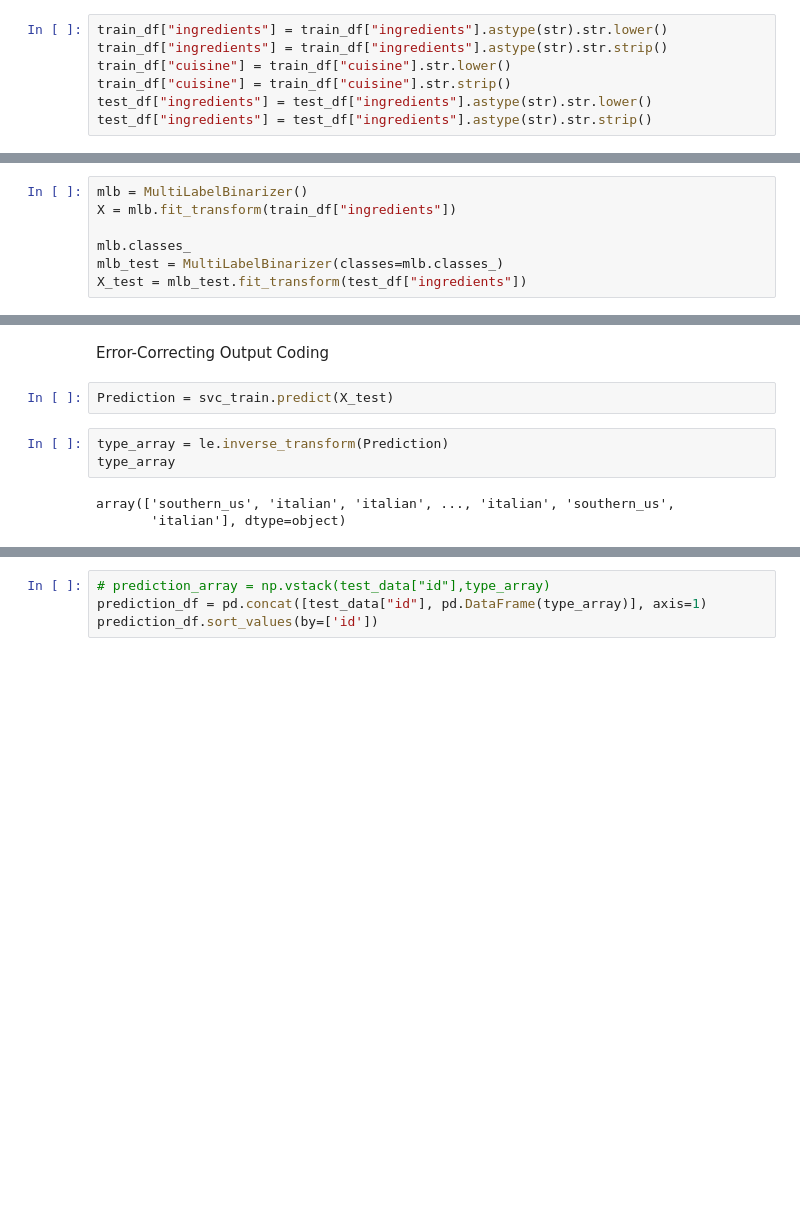
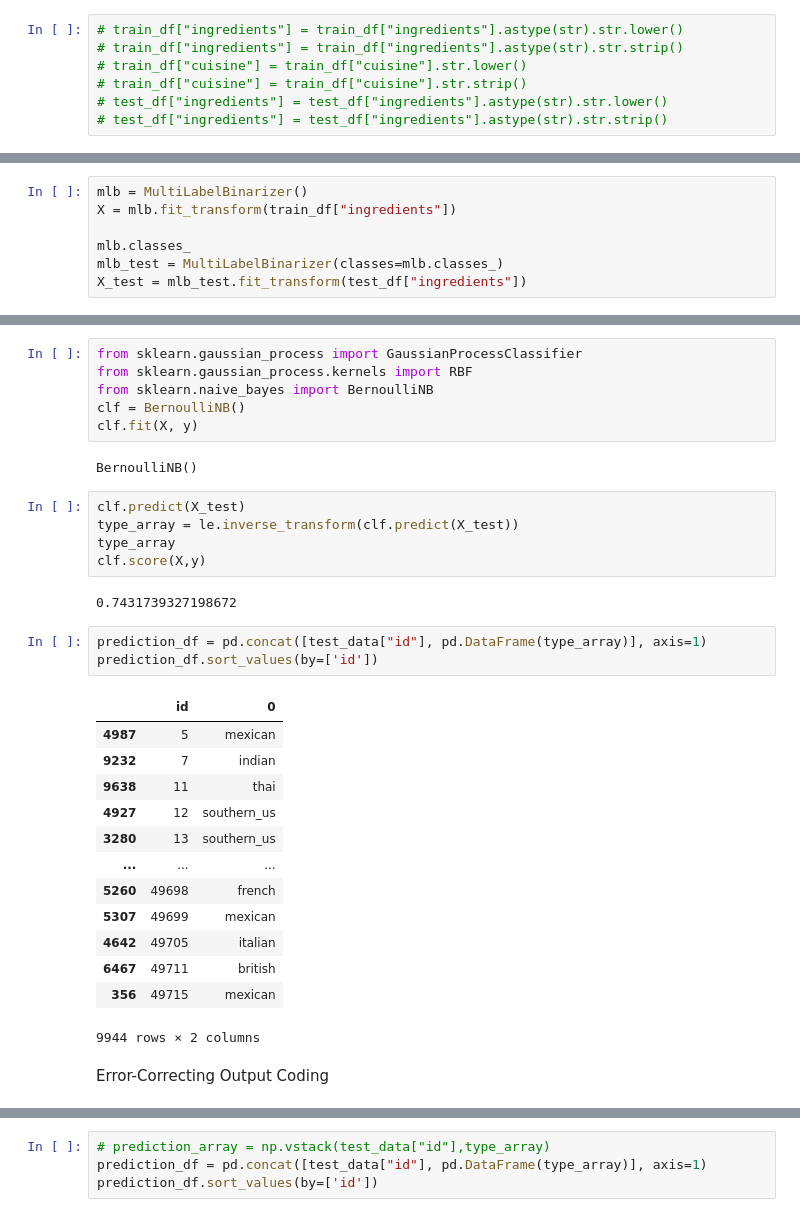
Before and after one commit to Milky066/IE0005_MiniProject, a Jupyter notebook: Source/Cooking.ipynb, the cells around one changed output, grey strips where cells are left out. Saved outputs shown, nothing was run; the diff lists cells and outputs as text; blank space fills up the shorter version.

```diff
--- a/Source/Cooking.ipynb
+++ b/Source/Cooking.ipynb
@@ -124,10 +238,10 @@ train_df
 # %%
-train_df["ingredients"] = train_df["ingredients"].astype(str).str.lower()
-train_df["ingredients"] = train_df["ingredients"].astype(str).str.strip()
-train_df["cuisine"] = train_df["cuisine"].str.lower()
-train_df["cuisine"] = train_df["cuisine"].str.strip()
-test_df["ingredients"] = test_df["ingredients"].astype(str).str.lower()
-test_df["ingredients"] = test_df["ingredients"].astype(str).str.strip()
+# train_df["ingredients"] = train_df["ingredients"].astype(str).str.lower()
+# train_df["ingredients"] = train_df["ingredients"].astype(str).str.strip()
+# train_df["cuisine"] = train_df["cuisine"].str.lower()
+# train_df["cuisine"] = train_df["cuisine"].str.strip()
+# test_df["ingredients"] = test_df["ingredients"].astype(str).str.lower()
+# test_df["ingredients"] = test_df["ingredients"].astype(str).str.strip()
 # %%
 le = LabelEncoder()
 
@@ -168,10 +297,34 @@ svc_train = svc.fit(X,y)
+# %%
+from sklearn.gaussian_process import GaussianProcessClassifier
+from sklearn.gaussian_process.kernels import RBF
+from sklearn.naive_bayes import BernoulliNB
+clf = BernoulliNB()
+clf.fit(X, y)
+# %% [output]
+BernoulliNB()
+# %%
+clf.predict(X_test)
+type_array = le.inverse_transform(clf.predict(X_test))
+type_array
+clf.score(X,y)
+# %% [output]
+0.7431739327198672
+# %%
+prediction_df = pd.concat([test_data["id"], pd.DataFrame(type_array)], axis=1)
+prediction_df.sort_values(by=['id'])
+# %% [output]
+|  | id | 0 |
+| 4987 | 5 | mexican |
+| 9232 | 7 | indian |
+| 9638 | 11 | thai |
+| 4927 | 12 | southern_us |
+| 3280 | 13 | southern_us |
+| ... | ... | ... |
+| 5260 | 49698 | french |
+| 5307 | 49699 | mexican |
+| 4642 | 49705 | italian |
+| 6467 | 49711 | british |
+| 356 | 49715 | mexican |
+9944 rows × 2 columns
 # %% [markdown]
 Error-Correcting Output Coding
-# %%
-Prediction = svc_train.predict(X_test)
-# %%
-type_array = le.inverse_transform(Prediction)
-type_array
-# %% [output]
-array(['southern_us', 'italian', 'italian', ..., 'italian', 'southern_us',
-       'italian'], dtype=object)
```
Also changed, not shown: parts of 20 cells of this notebook, 1 other file.
